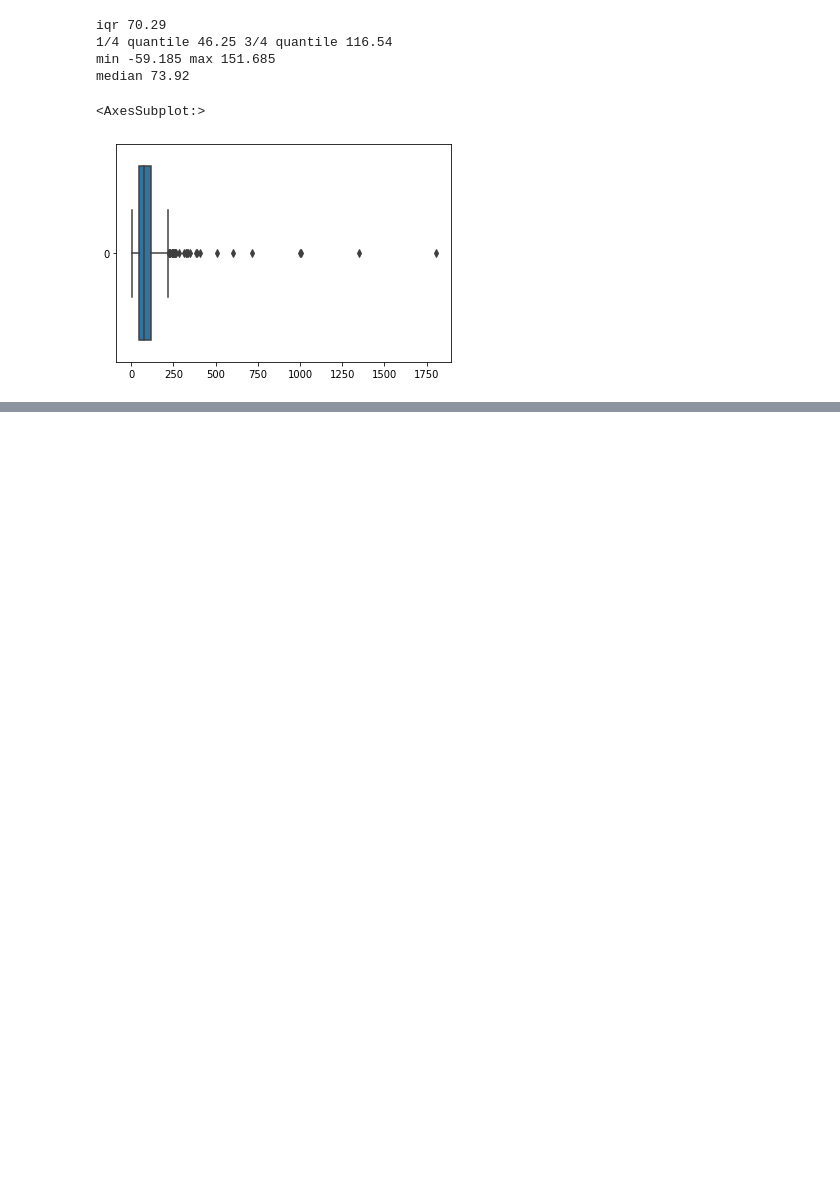
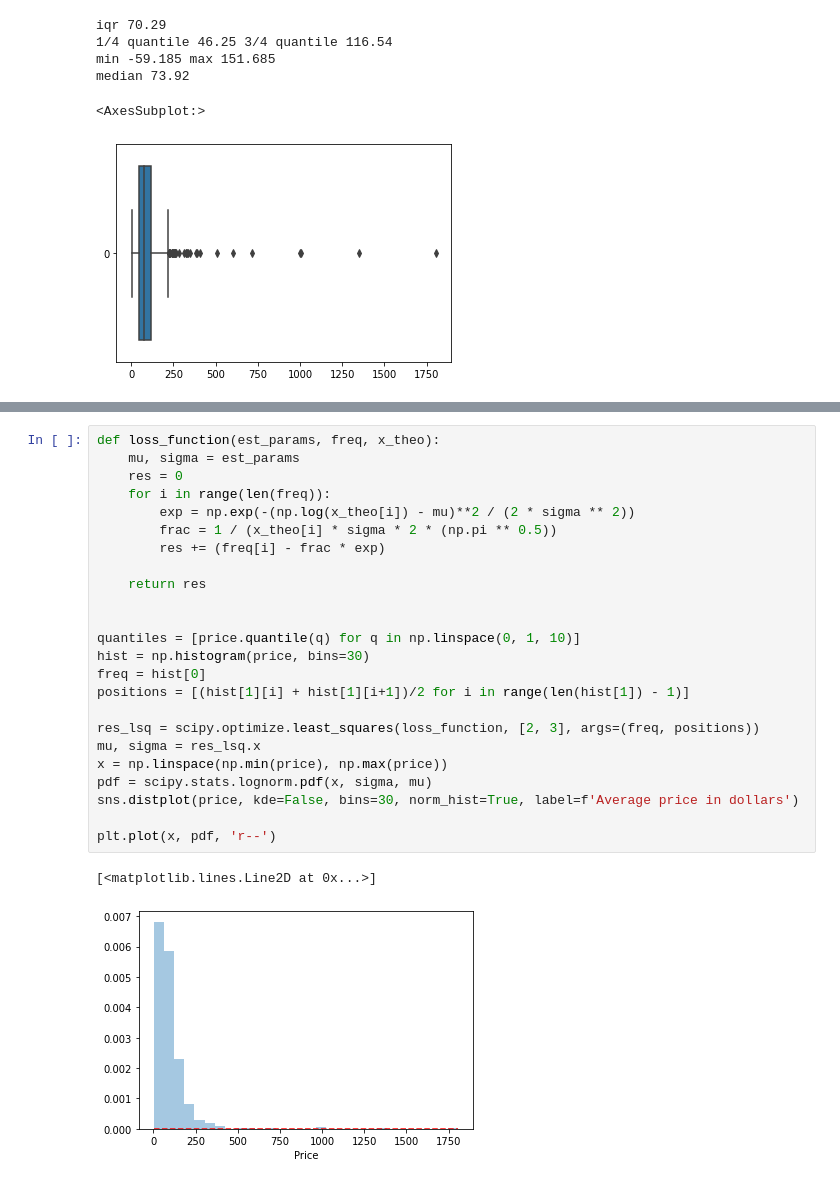
Before and after one commit to morkovka1337/multidimensional_data_processing, a Jupyter notebook: task1.ipynb, the cells around one changed output, grey strips where cells are left out. Saved outputs shown, nothing was run; the diff lists cells and outputs as text; blank space fills up the shorter version.

```diff
--- a/task1.ipynb
+++ b/task1.ipynb
@@ -63,0 +65,27 @@ plt.show()
+# %%
+def loss_function(est_params, freq, x_theo):
+    mu, sigma = est_params
+    res = 0
+    for i in range(len(freq)):
+        exp = np.exp(-(np.log(x_theo[i]) - mu)**2 / (2 * sigma ** 2))
+        frac = 1 / (x_theo[i] * sigma * 2 * (np.pi ** 0.5))
+        res += (freq[i] - frac * exp)
+
+    return res
+
+
+quantiles = [price.quantile(q) for q in np.linspace(0, 1, 10)]
+hist = np.histogram(price, bins=30)
+freq = hist[0]
+positions = [(hist[1][i] + hist[1][i+1])/2 for i in range(len(hist[1]) - 1)]
+
+res_lsq = scipy.optimize.least_squares(loss_function, [2, 3], args=(freq, positions))
+mu, sigma = res_lsq.x
+x = np.linspace(np.min(price), np.max(price))
+pdf = scipy.stats.lognorm.pdf(x, sigma, mu)
+sns.distplot(price, kde=False, bins=30, norm_hist=True, label=f'Average price in dollars')
+
+plt.plot(x, pdf, 'r--')
+# %% [output]
+[<matplotlib.lines.Line2D at 0x...>]
+[figure, added]
```
Also changed, not shown: parts of 6 cells of this notebook.
